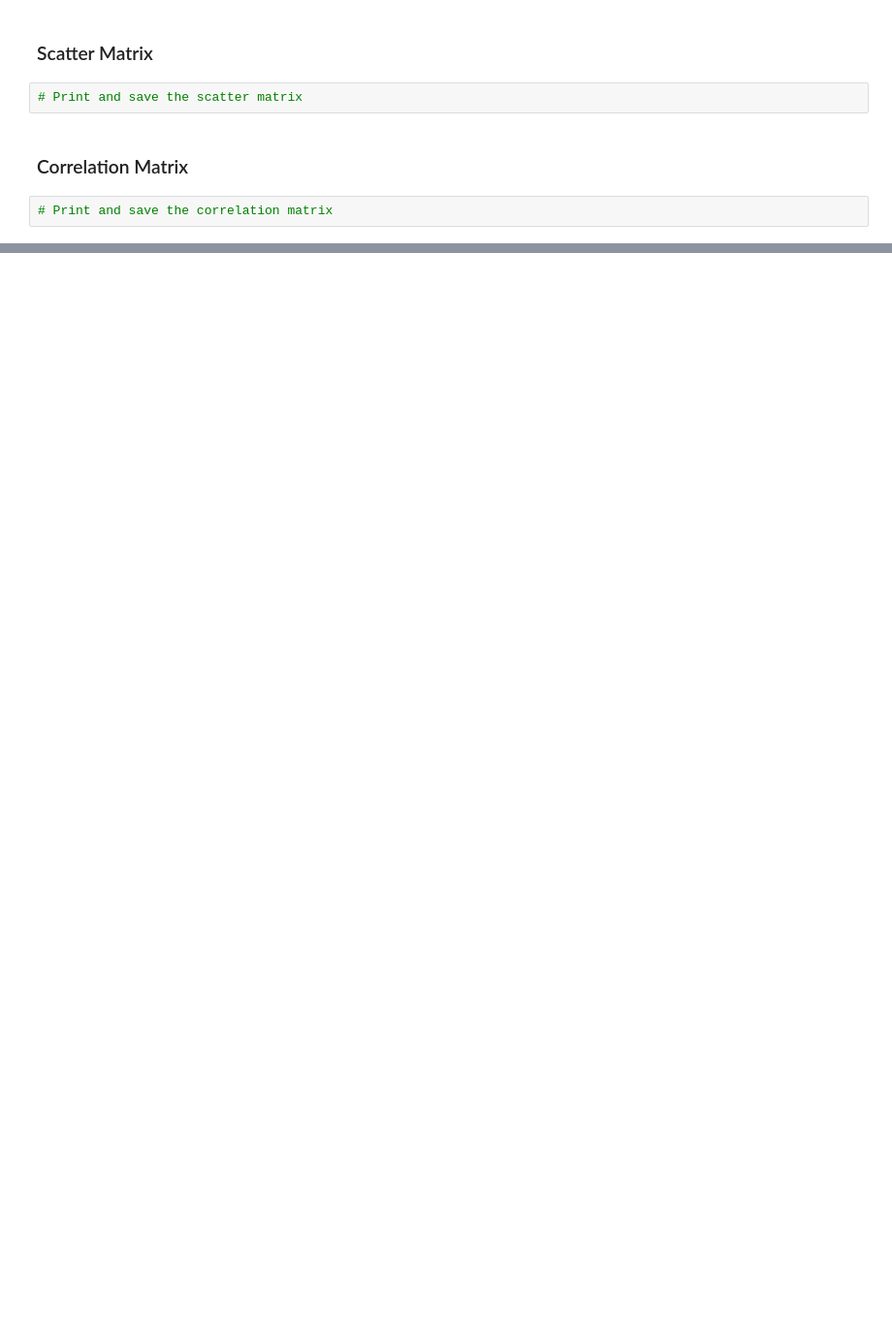
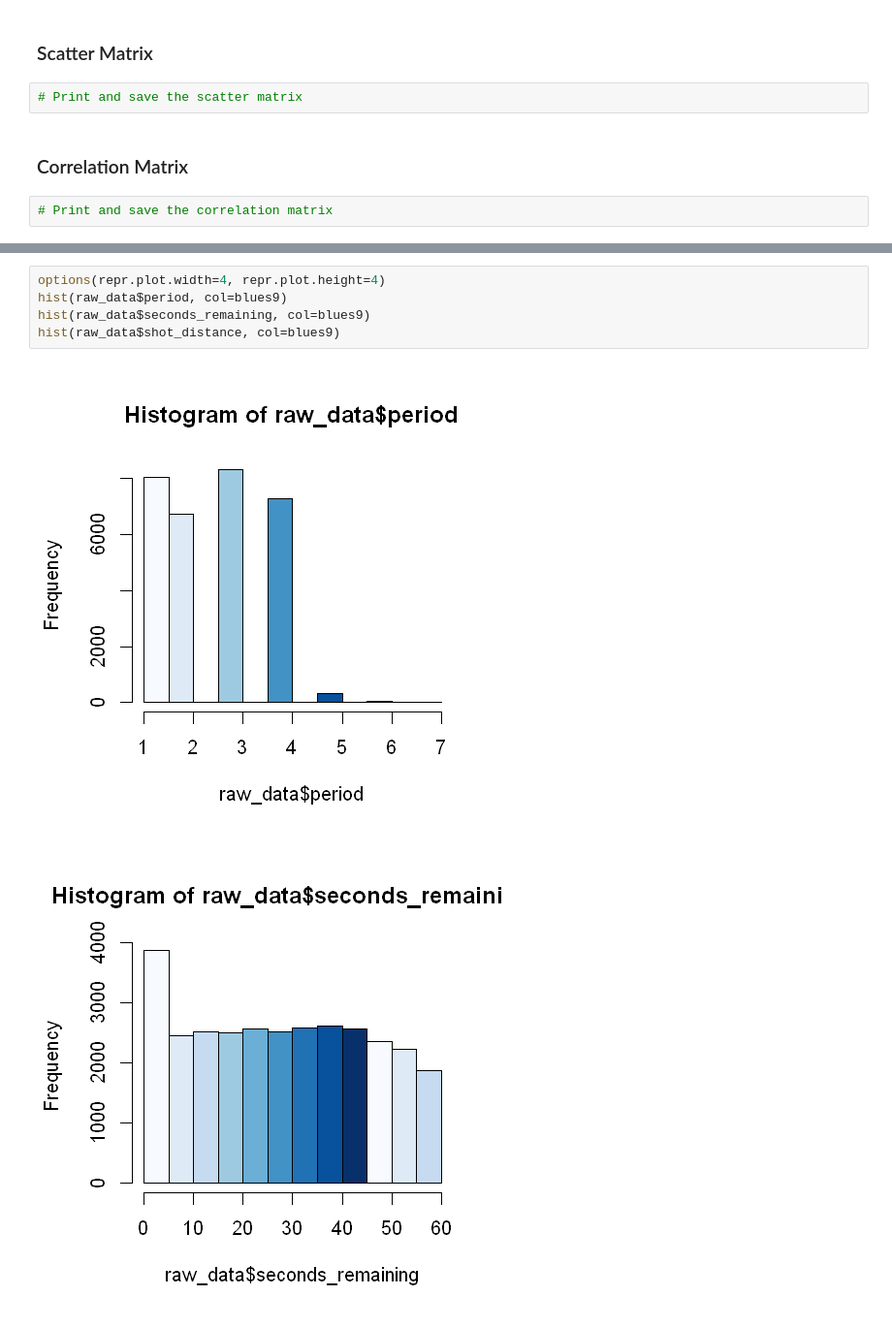
Before and after one commit to brunocalou/Kobe-Bryant-Shot-Selection, a Jupyter notebook: app.ipynb, the cells around one changed output, grey strips where cells are left out. Shown at 97% size. Drawn from its saved outputs; the diff is of its cells as text; blank space fills up the shorter version.

```diff
--- a/app.ipynb
+++ b/app.ipynb
@@ -114,0 +128,8 @@ pie(prop, labels=lbls, col=rainbow(length(lbls)), main="Class distribution")
+# %%
+options(repr.plot.width=4, repr.plot.height=4)
+hist(raw_data$period, col=blues9)
+hist(raw_data$seconds_remaining, col=blues9)
+hist(raw_data$shot_distance, col=blues9)
+# %% [output]
+[figure, added]
+[figure, added]
```
Also changed, not shown: parts of 4 cells of this notebook.
